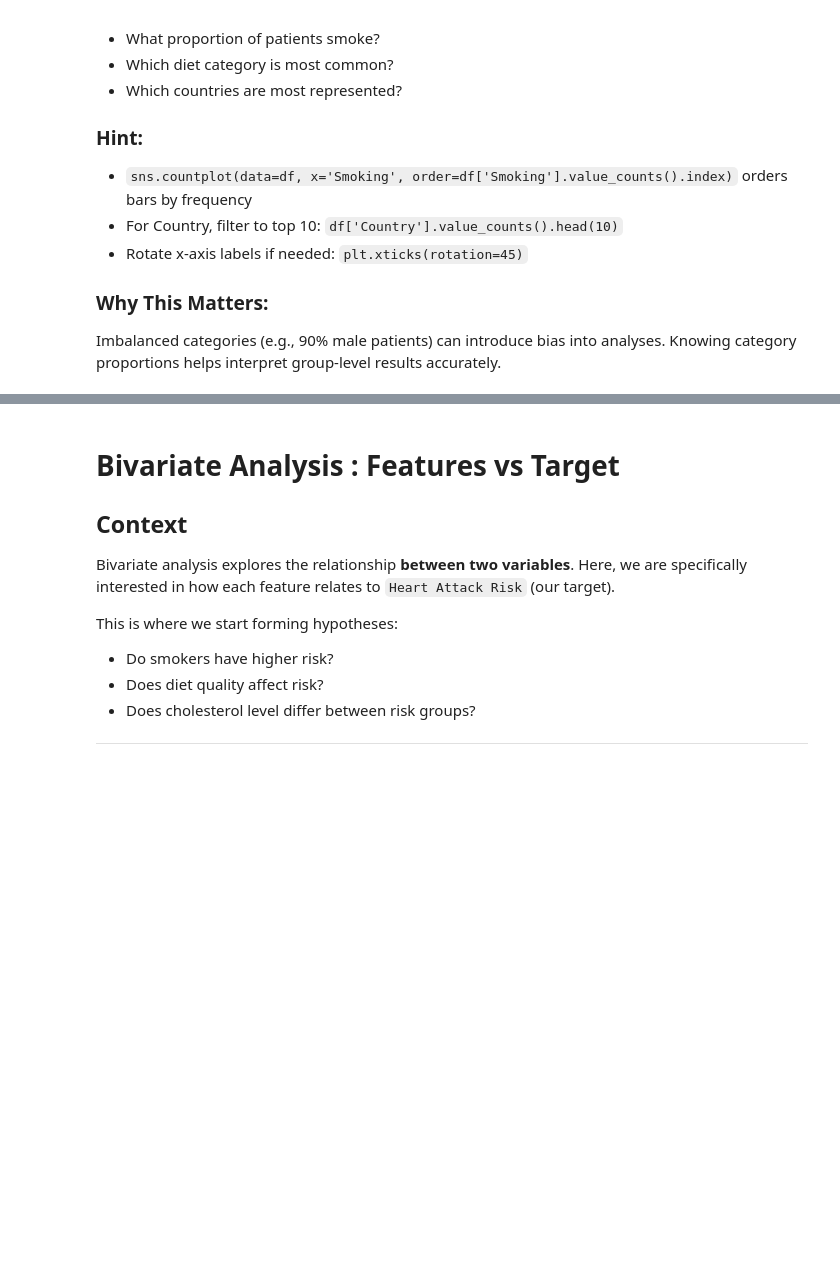
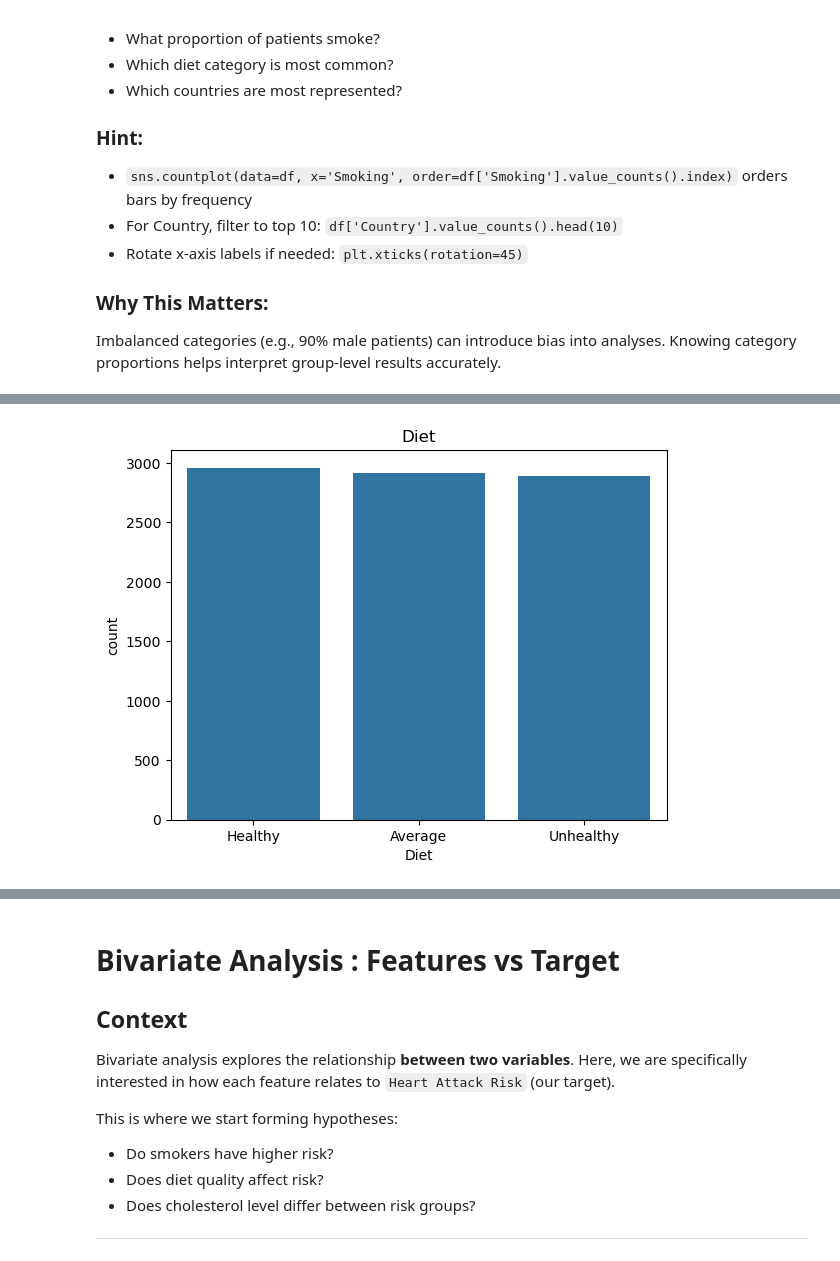
Before and after one commit to un1u3/ml-labs, a Jupyter notebook: fusemachines-2026/phase1-news-system/assignments/Wk_1_Data_Wrangling_HeartAttack.ipynb, the cells around one changed output, grey strips where cells are left out. Cells and saved outputs as stored; diff of their text form; code cells hidden in the pictures; blank space fills up the shorter version.

```diff
--- a/fusemachines-2026/phase1-news-system/assignments/Wk_1_Data_Wrangling_HeartAttack.ipynb
+++ b/fusemachines-2026/phase1-news-system/assignments/Wk_1_Data_Wrangling_HeartAttack.ipynb
@@ -534,2 +561,7 @@ Imbalanced categories (e.g., 90% male patients) can introduce bias into analyses
 # %%
 # Your code here
+sns.countplot(data = lifestyle,x = 'Diet', order = lifestyle['Diet'].value_counts().index)
+plt.title("Diet")
+plt.show()
+# %% [output]
+[figure, added]
```
Also changed, not shown: parts of 26 cells of this notebook.
